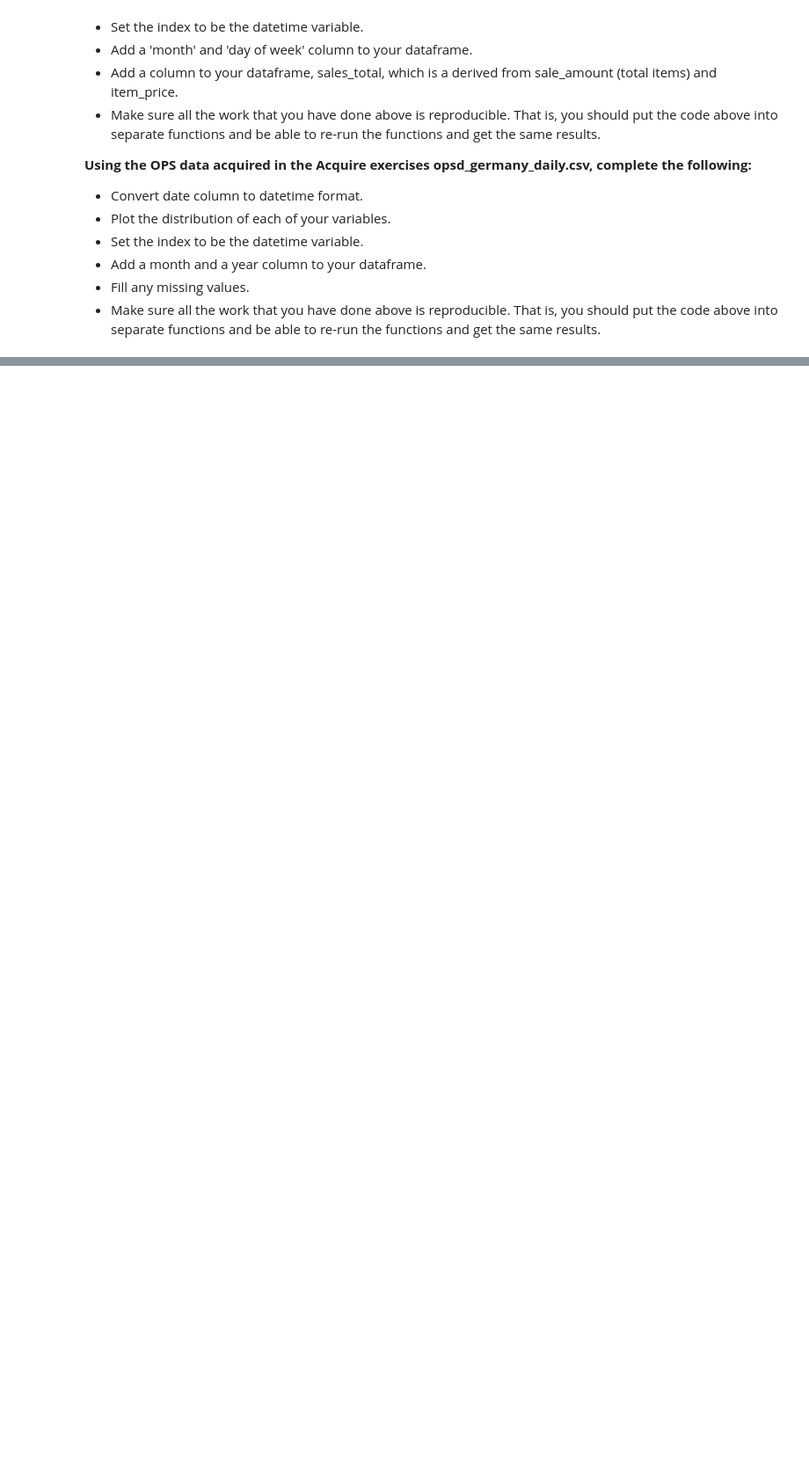
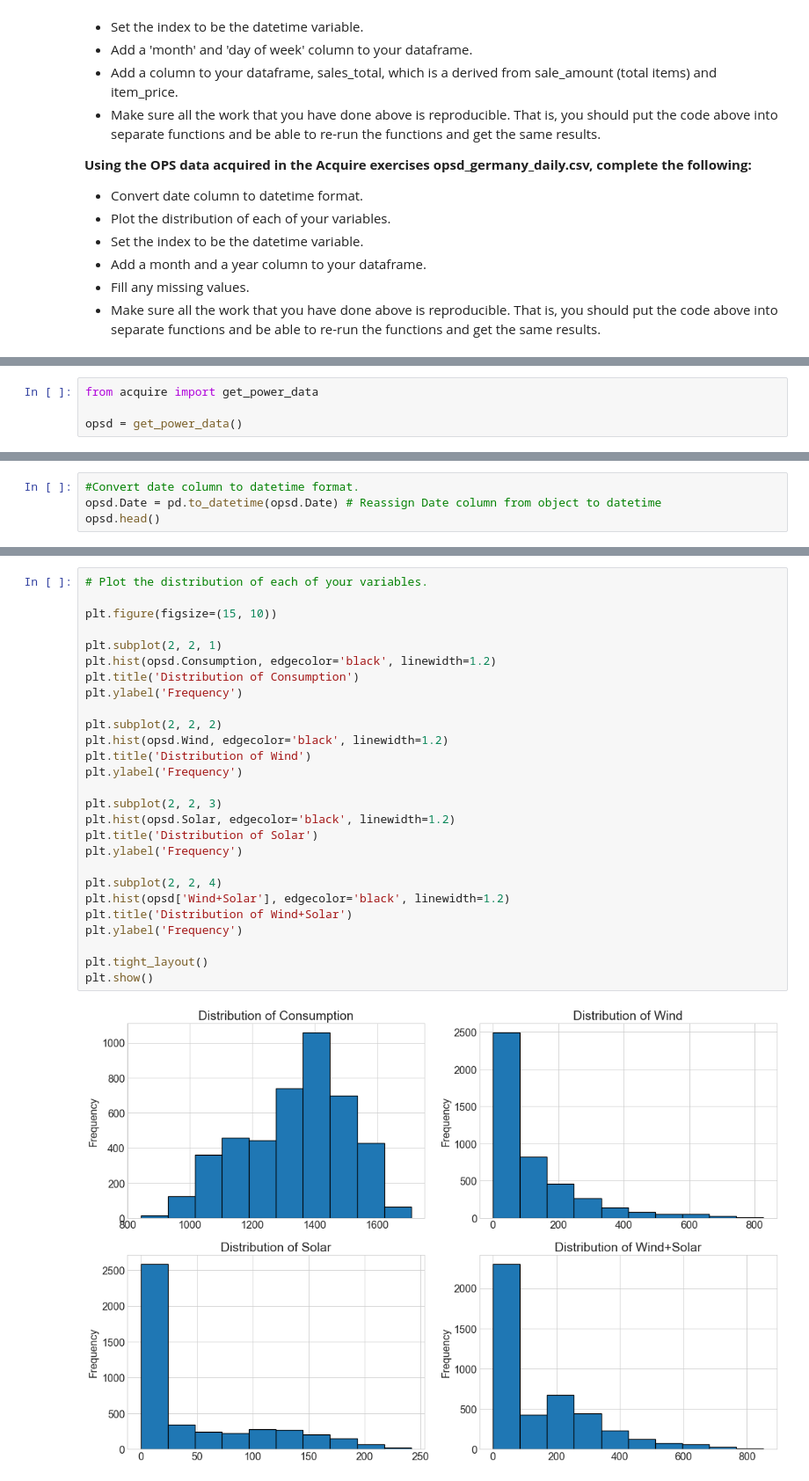
Before and after one commit to raycerna/time-series-exercises, a Jupyter notebook: prepare_lesson.ipynb, the cells around one changed output, grey strips where cells are left out. Shown at 88% size. Cells and saved outputs as stored; diff of their text form; blank space fills up the shorter version.

```diff
--- a/prepare_lesson.ipynb
+++ b/prepare_lesson.ipynb
@@ -549,0 +622,4 @@ df.sale_date = pd.to_datetime(df.sale_date) # Reassign sale_date column from obj
+# %%
+from acquire import get_power_data
+
+opsd = get_power_data()
@@ -549,0 +630,4 @@ df.sale_date = pd.to_datetime(df.sale_date) # Reassign sale_date column from obj
+# %%
+#Convert date column to datetime format.
+opsd.Date = pd.to_datetime(opsd.Date) # Reassign Date column from object to datetime
+opsd.head()
@@ -549,0 +641,29 @@ df.sale_date = pd.to_datetime(df.sale_date) # Reassign sale_date column from obj
+# %%
+# Plot the distribution of each of your variables.
+
+plt.figure(figsize=(15, 10))
+
+plt.subplot(2, 2, 1)
+plt.hist(opsd.Consumption, edgecolor='black', linewidth=1.2)
+plt.title('Distribution of Consumption')
+plt.ylabel('Frequency')
+
+plt.subplot(2, 2, 2)
+plt.hist(opsd.Wind, edgecolor='black', linewidth=1.2)
+plt.title('Distribution of Wind')
+plt.ylabel('Frequency')
+
+plt.subplot(2, 2, 3)
+plt.hist(opsd.Solar, edgecolor='black', linewidth=1.2)
+plt.title('Distribution of Solar')
+plt.ylabel('Frequency')
+
+plt.subplot(2, 2, 4)
+plt.hist(opsd['Wind+Solar'], edgecolor='black', linewidth=1.2)
+plt.title('Distribution of Wind+Solar')
+plt.ylabel('Frequency')
+
+plt.tight_layout()
+plt.show()
+# %% [output]
+[figure, added]
```
Also changed, not shown: parts of 16 cells of this notebook.
